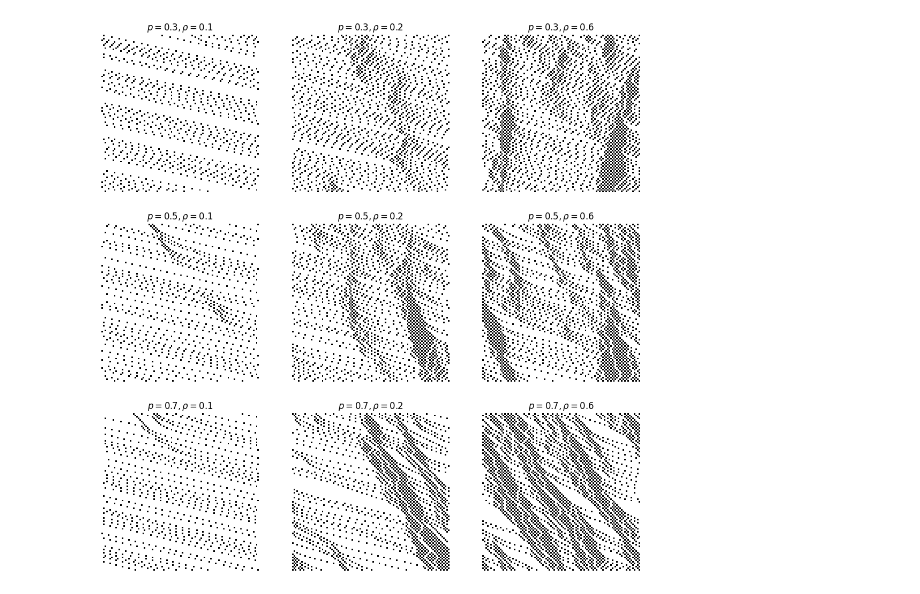
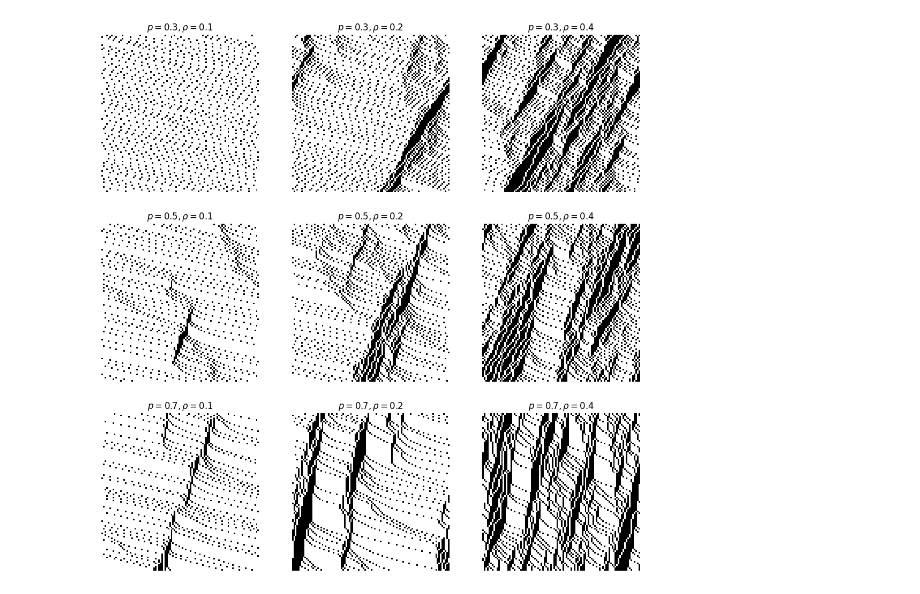
Before and after one commit to KasiaMacioszek/AgentBasedModelling, a Jupyter notebook: Assignment4/Assignment4.ipynb, the cells around one changed output. Saved outputs shown, nothing was run; the diff lists cells and outputs as text; code cells hidden in the pictures.

```diff
--- a/Assignment4/Assignment4.ipynb
+++ b/Assignment4/Assignment4.ipynb
@@ -84,14 +69,14 @@ def create_results(ps, rhos, L=100, T=100):
         fig, axs = plt.subplots(nrows=3, ncols=3, figsize=(13, 13))
         for i, p in enumerate(ps):
             for j, rho in enumerate(rhos):
-                NS = NagelSchreckenberg(p, rho, L)
-                _, result = NS.simulate_and_save_new(T)
-                result[np.where(result != 0)] = 1
+                ns = NS(p, rho, L, T)
+                _, result = ns.simulate()
+                result[np.where(result != -1)] = 1
                 new_result = np.delete(result, 0, 0)
                 sns.heatmap(new_result, ax=axs[i, j], square=True, cbar=False, cmap=ListedColormap(['white', 'black']), yticklabels=False, xticklabels=False)
                 axs[i, j].set_title(rf"$p={p}, \rho={rho}$")
 
-    plt.savefig("images/system_evolution.png")
+    plt.savefig("images/system_evolution2.png")
 # %%
 def avg_velocity(ps, rhos, L=100, T=100):
     plt.figure(figsize=(13, 8))
@@ -111,7 +96,8 @@ def avg_velocity(ps, rhos, L=100, T=100):
 # %%
-ps = [0.3, 0.5, 0.7]
-ros = [0.1, 0.2, 0.6]
+ps = [0, 0.3, 0.5, 0.7]
+rhos1 = [0.1, 0.2, 0.4]
+rhos2 = np.linspace(0.01, 1, 100)
 # %%
-create_results(ps, ros)
+create_results(ps[1:], rhos1)
 # %% [output]
-[figure, old version]
+[figure, new version]
```
Also changed, not shown: parts of 7 cells of this notebook, 5 other files.
